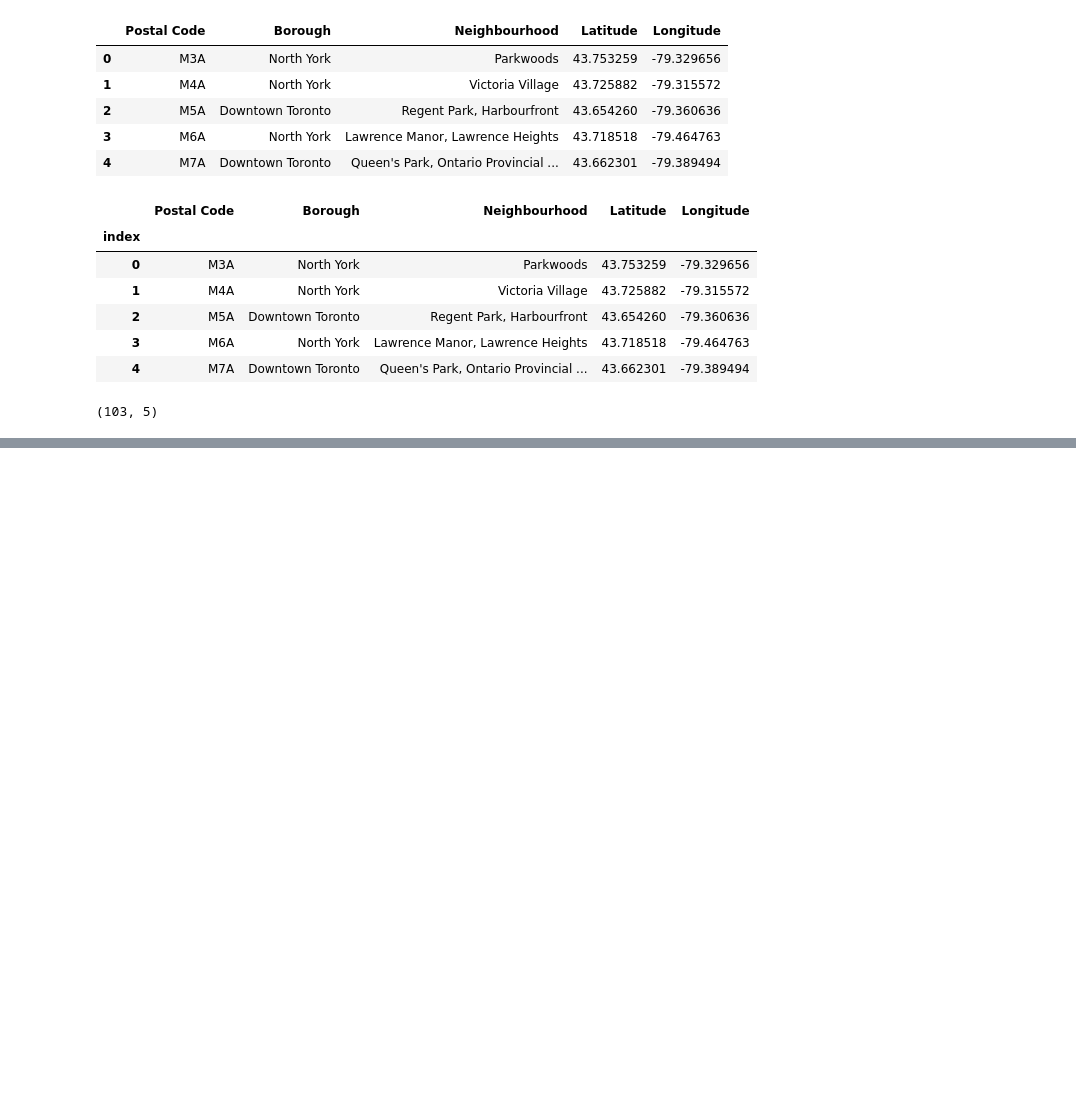
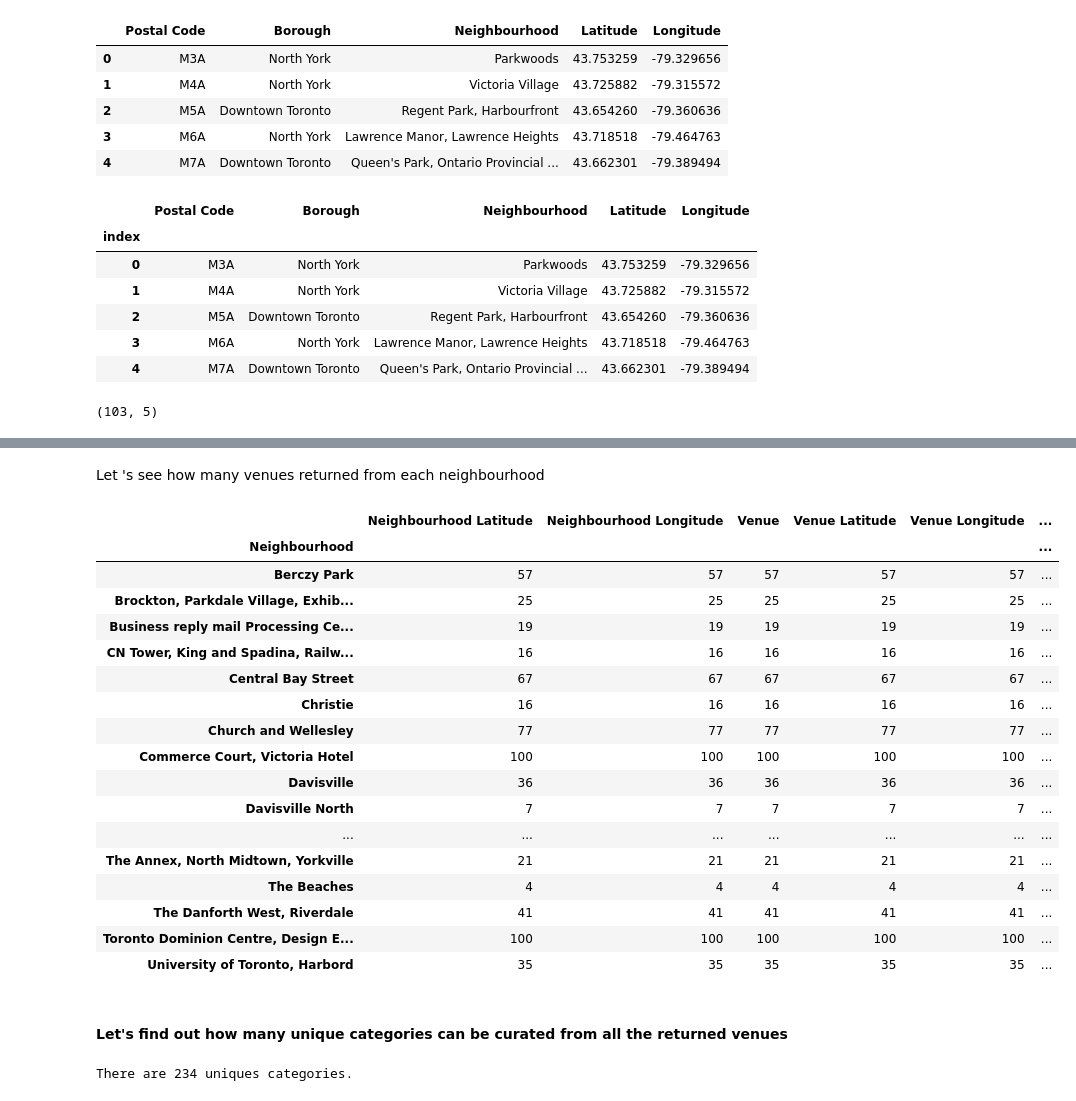
Before and after one commit to akitathai94/Ideal_place_to_open_restaurant, a Jupyter notebook: Segmenting and Clustering in city of Toronto, Canada.ipynb, the cells around one changed output, grey strips where cells are left out. Saved outputs shown, nothing was run; the diff lists cells and outputs as text; code cells hidden in the pictures; blank space fills up the shorter version.

```diff
--- a/Segmenting and Clustering in city of Toronto, Canada.ipynb
+++ b/Segmenting and Clustering in city of Toronto, Canada.ipynb
@@ -137,0 +321,12 @@ df.shape
+# %%
+# function that extracts the category of the venue
+def get_category_type(row):
+    try:
+        categories_list = row['categories']
+    except:
+        categories_list = row['venue.categories']
+
+    if len(categories_list) == 0:
+        return None
+    else:
+        return categories_list[0]['name']
@@ -137,0 +439,29 @@ df.shape
+# %% [markdown]
+Let 's see how many venues returned from each neighbourhood
+# %%
+toronto_venues.groupby('Neighbourhood').count()
+# %% [output]
+|  | Neighbourhood Latitude | Neighbourhood Longitude | Venue | Venue Latitude | Venue Longitude | ... |
+| Neighbourhood |  |  |  |  |  | ... |
+| Berczy Park | 57 | 57 | 57 | 57 | 57 | ... |
+| Brockton, Parkdale Village, Exhib... | 25 | 25 | 25 | 25 | 25 | ... |
+| Business reply mail Processing Ce... | 19 | 19 | 19 | 19 | 19 | ... |
+| CN Tower, King and Spadina, Railw... | 16 | 16 | 16 | 16 | 16 | ... |
+| Central Bay Street | 67 | 67 | 67 | 67 | 67 | ... |
+| Christie | 16 | 16 | 16 | 16 | 16 | ... |
+| Church and Wellesley | 77 | 77 | 77 | 77 | 77 | ... |
+| Commerce Court, Victoria Hotel | 100 | 100 | 100 | 100 | 100 | ... |
+| Davisville | 36 | 36 | 36 | 36 | 36 | ... |
+| Davisville North | 7 | 7 | 7 | 7 | 7 | ... |
+| ... | ... | ... | ... | ... | ... | ... |
+| The Annex, North Midtown, Yorkville | 21 | 21 | 21 | 21 | 21 | ... |
+| The Beaches | 4 | 4 | 4 | 4 | 4 | ... |
+| The Danforth West, Riverdale | 41 | 41 | 41 | 41 | 41 | ... |
+| Toronto Dominion Centre, Design E... | 100 | 100 | 100 | 100 | 100 | ... |
+| University of Toronto, Harbord | 35 | 35 | 35 | 35 | 35 | ... |
+# %% [markdown]
+#### Let's find out how many unique categories can be curated from all the returned venues
+# %%
+print('There are {} uniques categories.'.format(len(toronto_venues['Venue Category'].unique())))
+# %% [output]
+There are 234 uniques categories.
```
Also changed, not shown: parts of 62 cells of this notebook.
